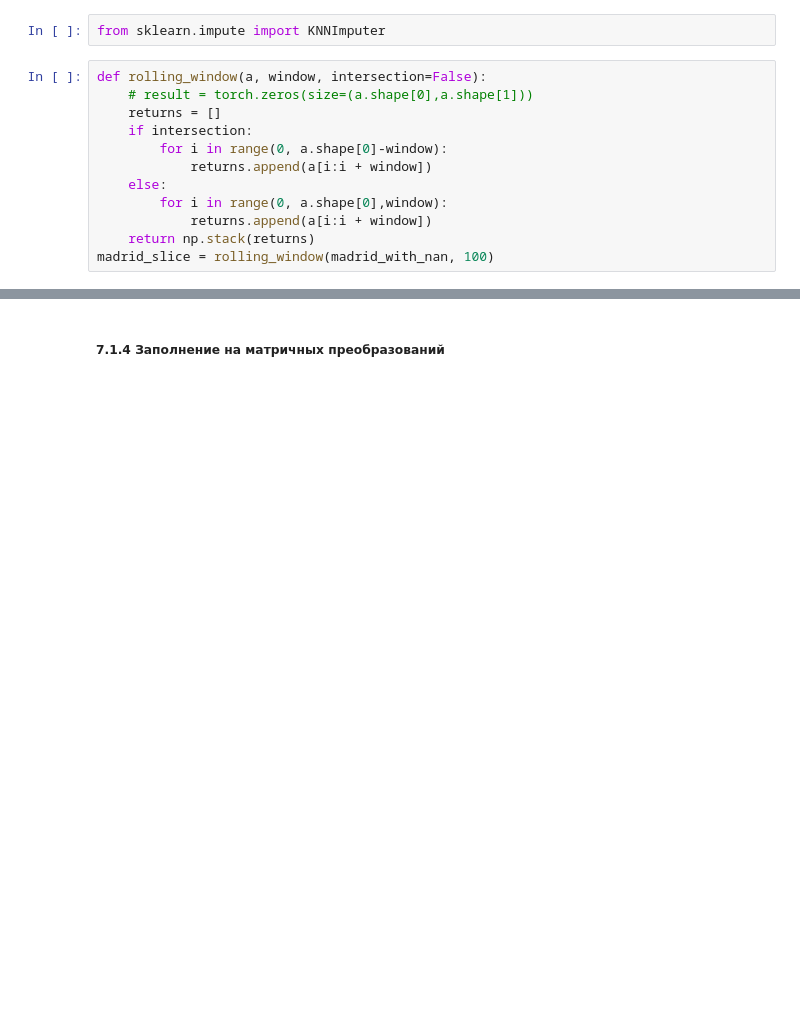
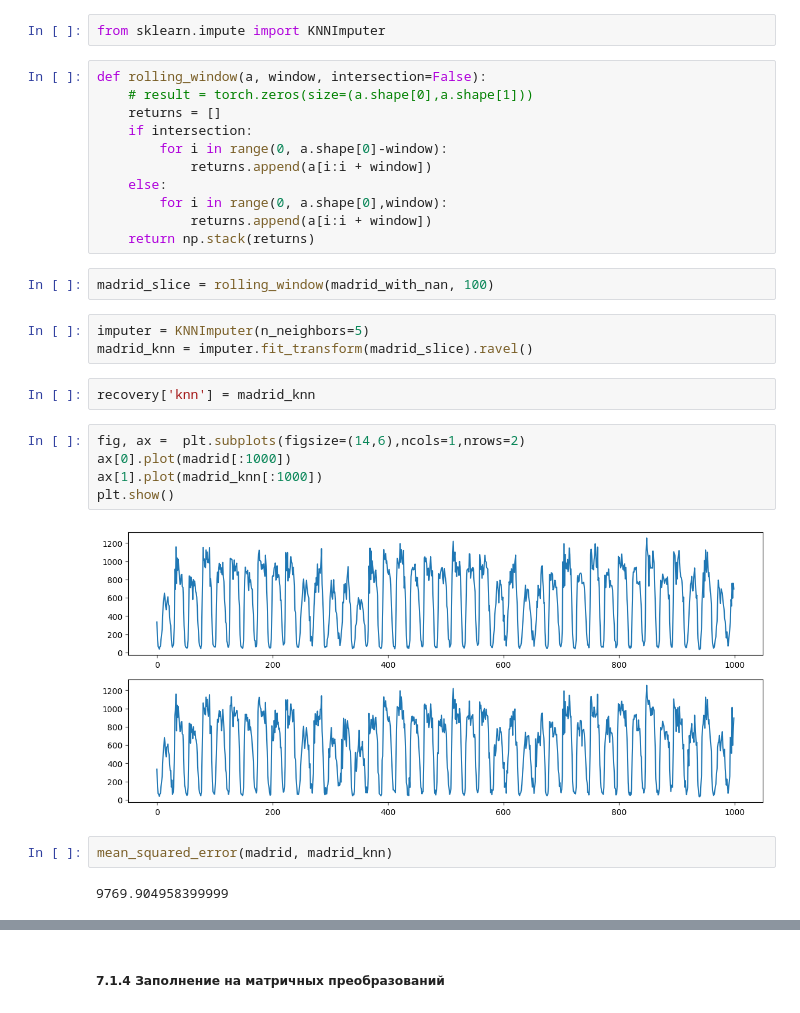
Before and after one commit to Danila-Che/2025-Galiulin-TimeSeriesCourse, a Jupyter notebook: practice/07 Imputation and Forecast/07 Imputation and Forecast.ipynb, the cells around one changed output, grey strips where cells are left out. Saved outputs shown, nothing was run; the diff lists cells and outputs as text; blank space fills up the shorter version.

```diff
--- a/practice/07 Imputation and Forecast/07 Imputation and Forecast.ipynb
+++ b/practice/07 Imputation and Forecast/07 Imputation and Forecast.ipynb
@@ -99,4 +120,21 @@ def rolling_window(a, window, intersection=False):
         for i in range(0, a.shape[0],window):
             returns.append(a[i:i + window])
     return np.stack(returns)
-madrid_slice = rolling_window(madrid_with_nan, 100)
+# %%
+madrid_slice = rolling_window(madrid_with_nan, 100)
+# %%
+imputer = KNNImputer(n_neighbors=5)
+madrid_knn = imputer.fit_transform(madrid_slice).ravel()
+# %%
+recovery['knn'] = madrid_knn
+# %%
+fig, ax =  plt.subplots(figsize=(14,6),ncols=1,nrows=2)
+ax[0].plot(madrid[:1000])
+ax[1].plot(madrid_knn[:1000])
+plt.show()
+# %% [output]
+[figure, added]
+# %%
+mean_squared_error(madrid, madrid_knn)
+# %% [output]
+9769.904958399999
```
Also changed, not shown: parts of 50 cells of this notebook.
